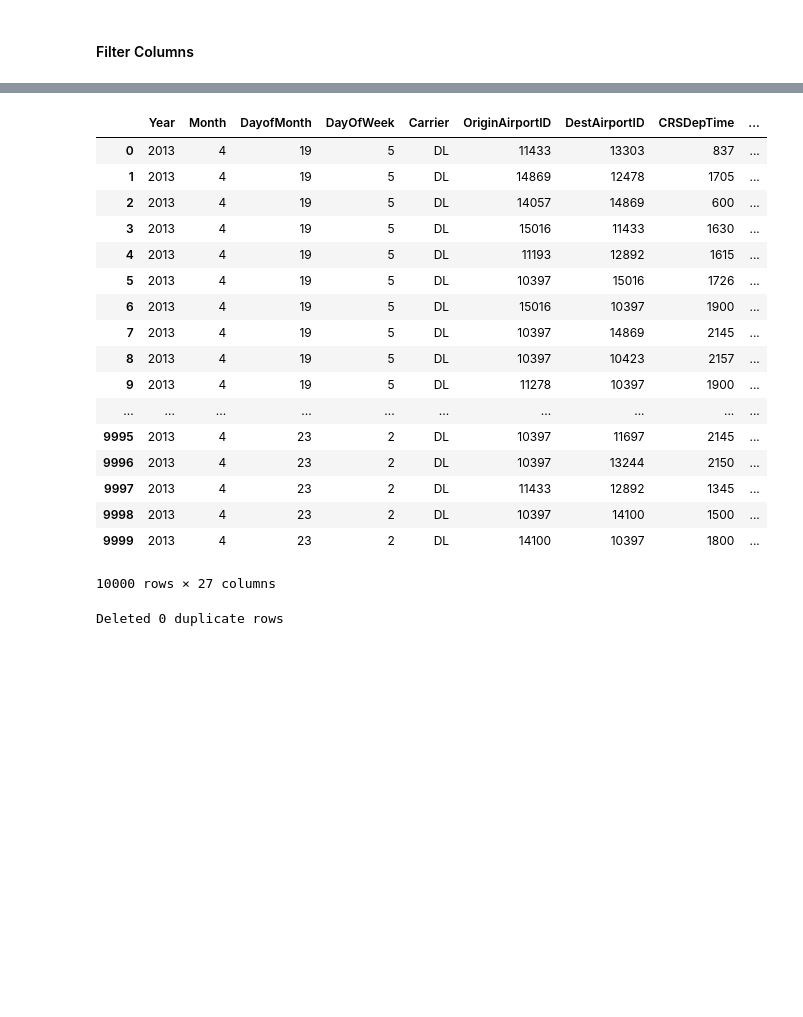
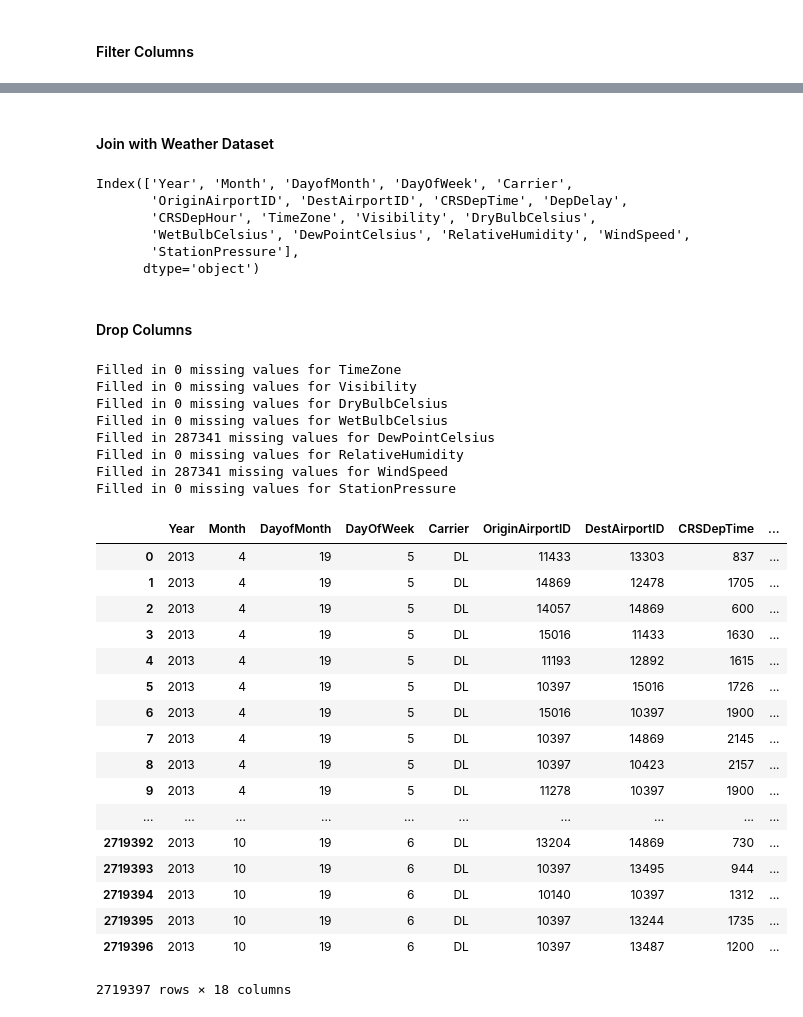
Before and after one commit to npalacio/IntroToAI, a Jupyter notebook: Homework/Project/Work/Flight Prediction.ipynb, the cells around one changed output, grey strips where cells are left out. Drawn from its saved outputs; the diff is of its cells as text; code cells hidden in the pictures; blank space fills up the shorter version.

```diff
--- a/Homework/Project/Work/Flight Prediction.ipynb
+++ b/Homework/Project/Work/Flight Prediction.ipynb
@@ -293,28 +271,55 @@ processedWeatherData
+# %% [markdown]
+#### Join with Weather Dataset
 # %%
-mergedData = data.merge(processedWeatherData,how='left', left_on=['OriginAirportID','Year','Month','DayofMonth','CRSDepHour'], right_on=['AirportID','Year','Month','Day','Hour'])
-mergedData
+# mergedData = processedData.merge(processedWeatherData,how='left', left_on=['OriginAirportID','Year','Month','DayofMonth','CRSDepHour'], right_on=['AirportID','Year','Month','Day','Hour'])
+# mergedData
+mergedData.columns
 # %% [output]
-|  | Year | Month | DayofMonth | DayOfWeek | Carrier | OriginAirportID | DestAirportID | CRSDepTime | ... |
-| 0 | 2013 | 4 | 19 | 5 | DL | 11433 | 13303 | 837 | ... |
-| 1 | 2013 | 4 | 19 | 5 | DL | 14869 | 12478 | 1705 | ... |
-| 2 | 2013 | 4 | 19 | 5 | DL | 14057 | 14869 | 600 | ... |
-| 3 | 2013 | 4 | 19 | 5 | DL | 15016 | 11433 | 1630 | ... |
-| 4 | 2013 | 4 | 19 | 5 | DL | 11193 | 12892 | 1615 | ... |
-| 5 | 2013 | 4 | 19 | 5 | DL | 10397 | 15016 | 1726 | ... |
-| 6 | 2013 | 4 | 19 | 5 | DL | 15016 | 10397 | 1900 | ... |
-| 7 | 2013 | 4 | 19 | 5 | DL | 10397 | 14869 | 2145 | ... |
-| 8 | 2013 | 4 | 19 | 5 | DL | 10397 | 10423 | 2157 | ... |
-| 9 | 2013 | 4 | 19 | 5 | DL | 11278 | 10397 | 1900 | ... |
-| ... | ... | ... | ... | ... | ... | ... | ... | ... | ... |
-| 9995 | 2013 | 4 | 23 | 2 | DL | 10397 | 11697 | 2145 | ... |
-| 9996 | 2013 | 4 | 23 | 2 | DL | 10397 | 13244 | 2150 | ... |
-| 9997 | 2013 | 4 | 23 | 2 | DL | 11433 | 12892 | 1345 | ... |
-| 9998 | 2013 | 4 | 23 | 2 | DL | 10397 | 14100 | 1500 | ... |
-| 9999 | 2013 | 4 | 23 | 2 | DL | 14100 | 10397 | 1800 | ... |
-10000 rows × 27 columns
+Index(['Year', 'Month', 'DayofMonth', 'DayOfWeek', 'Carrier',
+       'OriginAirportID', 'DestAirportID', 'CRSDepTime', 'DepDelay',
+       'CRSDepHour', 'TimeZone', 'Visibility', 'DryBulbCelsius',
+       'WetBulbCelsius', 'DewPointCelsius', 'RelativeHumidity', 'WindSpeed',
+       'StationPressure'],
+      dtype='object')
-# %%
-# processedWeatherData.drop_duplicates(subset=['AirportID','Year','Month','Day','Hour'], inplace=True)
-# processedWeatherData
-utils.DropDuplicates(processedWeatherData, ['AirportID','Year','Month','Day','Hour'])
-# %% [output]
-Deleted 0 duplicate rows
+# %% [markdown]
+#### Drop Columns
+# %%
+import utils
+columns = ['Year', 'Month', 'DayofMonth', 'DayOfWeek', 'Carrier','OriginAirportID', 'DestAirportID', 'CRSDepTime', 'DepDelay','CRSDepHour','ArrDelay','TimeZone','Visibility','DryBulbCelsius','WetBulbCelsius','DewPointCelsius','RelativeHumidity','WindSpeed','StationPressure']
+mergedData = utils.FilterColumns(mergedData, columns)
+utils.FillInMissingNumericValues(mergedData, 'TimeZone',0)
+utils.FillInMissingNumericValues(mergedData, 'Visibility',0)
+utils.FillInMissingNumericValues(mergedData, 'DryBulbCelsius',0)
+utils.FillInMissingNumericValues(mergedData, 'WetBulbCelsius',0)
+utils.FillInMissingNumericValues(mergedData, 'DewPointCelsius',0)
+utils.FillInMissingNumericValues(mergedData, 'RelativeHumidity',0)
+utils.FillInMissingNumericValues(mergedData, 'WindSpeed',0)
+utils.FillInMissingNumericValues(mergedData, 'StationPressure',0)
+mergedData
+# %% [output]
+Filled in 0 missing values for TimeZone
+Filled in 0 missing values for Visibility
+Filled in 0 missing values for DryBulbCelsius
+Filled in 0 missing values for WetBulbCelsius
+Filled in 287341 missing values for DewPointCelsius
+Filled in 0 missing values for RelativeHumidity
+Filled in 287341 missing values for WindSpeed
+Filled in 0 missing values for StationPressure
+|  | Year | Month | DayofMonth | DayOfWeek | Carrier | OriginAirportID | DestAirportID | CRSDepTime | ... |
+| 0 | 2013 | 4 | 19 | 5 | DL | 11433 | 13303 | 837 | ... |
+| 1 | 2013 | 4 | 19 | 5 | DL | 14869 | 12478 | 1705 | ... |
+| 2 | 2013 | 4 | 19 | 5 | DL | 14057 | 14869 | 600 | ... |
+| 3 | 2013 | 4 | 19 | 5 | DL | 15016 | 11433 | 1630 | ... |
+| 4 | 2013 | 4 | 19 | 5 | DL | 11193 | 12892 | 1615 | ... |
+| 5 | 2013 | 4 | 19 | 5 | DL | 10397 | 15016 | 1726 | ... |
+| 6 | 2013 | 4 | 19 | 5 | DL | 15016 | 10397 | 1900 | ... |
+| 7 | 2013 | 4 | 19 | 5 | DL | 10397 | 14869 | 2145 | ... |
+| 8 | 2013 | 4 | 19 | 5 | DL | 10397 | 10423 | 2157 | ... |
+| 9 | 2013 | 4 | 19 | 5 | DL | 11278 | 10397 | 1900 | ... |
+| ... | ... | ... | ... | ... | ... | ... | ... | ... | ... |
+| 2719392 | 2013 | 10 | 19 | 6 | DL | 13204 | 14869 | 730 | ... |
+| 2719393 | 2013 | 10 | 19 | 6 | DL | 10397 | 13495 | 944 | ... |
+| 2719394 | 2013 | 10 | 19 | 6 | DL | 10140 | 10397 | 1312 | ... |
+| 2719395 | 2013 | 10 | 19 | 6 | DL | 10397 | 13244 | 1735 | ... |
+| 2719396 | 2013 | 10 | 19 | 6 | DL | 10397 | 13487 | 1200 | ... |
+2719397 rows × 18 columns
```
Also changed, not shown: parts of 20 cells of this notebook, 1 other file.
